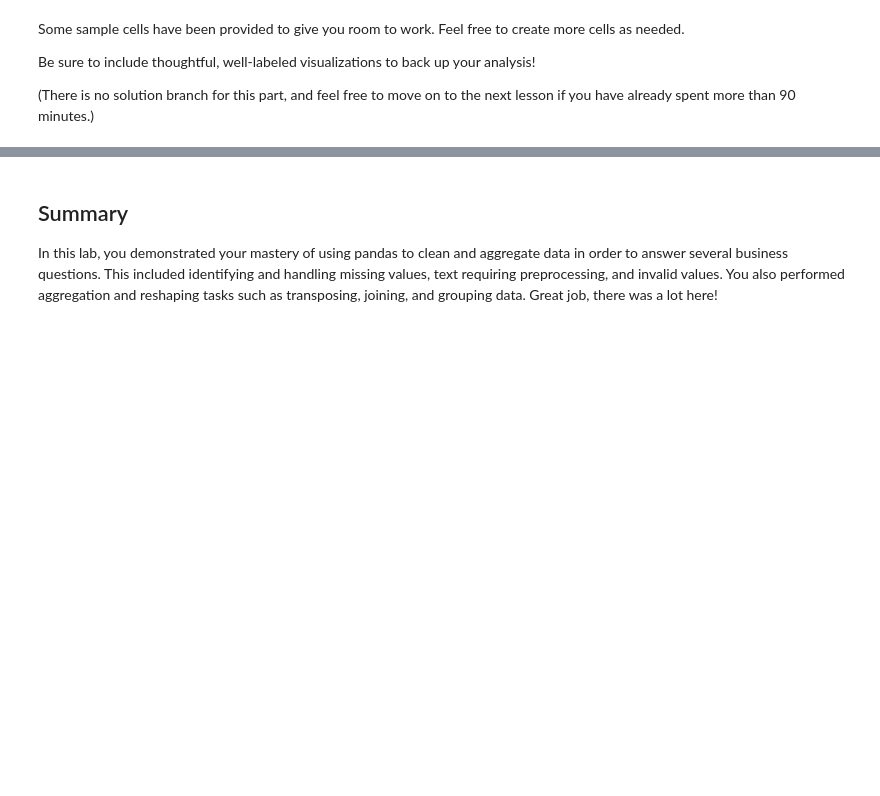
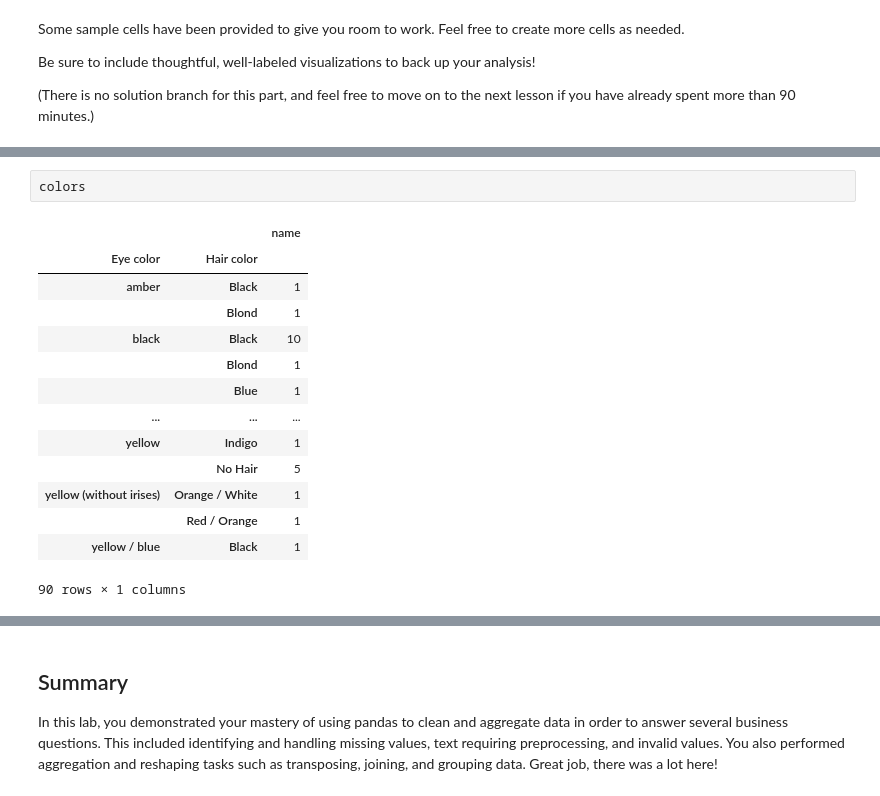
Before and after one commit to WaeniKakenyi/dsc-pandas-data-cleaning-lab, a Jupyter notebook: index.ipynb, the cells around one changed output, grey strips where cells are left out. Saved outputs shown, nothing was run; the diff lists cells and outputs as text; blank space fills up the shorter version.

```diff
--- a/index.ipynb
+++ b/index.ipynb
@@ -827,0 +951,17 @@ Be sure to include thoughtful, well-labeled visualizations to back up your analy
+# %%
+colors
+# %% [output]
+|  |  | name |
+| Eye color | Hair color |  |
+| amber | Black | 1 |
+|  | Blond | 1 |
+| black | Black | 10 |
+|  | Blond | 1 |
+|  | Blue | 1 |
+| ... | ... | ... |
+| yellow | Indigo | 1 |
+|  | No Hair | 5 |
+| yellow (without irises) | Orange / White | 1 |
+|  | Red / Orange | 1 |
+| yellow / blue | Black | 1 |
+90 rows × 1 columns
```
Also changed, not shown: parts of 19 cells of this notebook.
